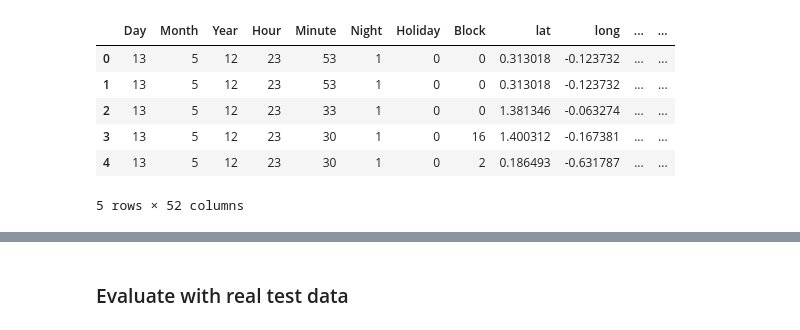
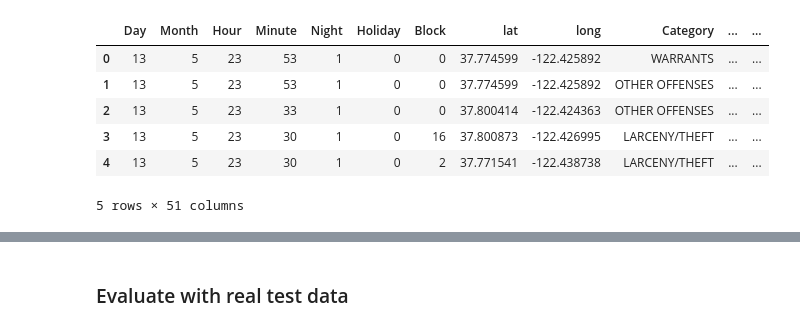
Before and after one commit to hannesharnisch/kaggle-sf-crime, a Jupyter notebook: random-forest.ipynb, the cells around one changed output, grey strips where cells are left out. Drawn from its saved outputs; the diff is of its cells as text; code cells hidden in the pictures.

Commit message:
Adaped models for new data prep

```diff
--- a/random-forest.ipynb
+++ b/random-forest.ipynb
@@ -5,18 +5,18 @@ from sklearn.ensemble import RandomForestClassifier
 from sklearn.metrics import accuracy_score
 # %%
 # Example of loading data into a pandas DataFrame (replace with your actual data loading)
-df = pd.read_csv('temp/train.csv')
+df = pd.read_csv('data/tmp/encoded_train.csv')
 
 # Display the first few rows of the dataframe
 df.head()
 # %% [output]
-|  | Day | Month | Year | Hour | Minute | Night | Holiday | Block | lat | long | ... | ... |
-| 0 | 13 | 5 | 12 | 23 | 53 | 1 | 0 | 0 | 0.313018 | -0.123732 | ... | ... |
-| 1 | 13 | 5 | 12 | 23 | 53 | 1 | 0 | 0 | 0.313018 | -0.123732 | ... | ... |
-| 2 | 13 | 5 | 12 | 23 | 33 | 1 | 0 | 0 | 1.381346 | -0.063274 | ... | ... |
-| 3 | 13 | 5 | 12 | 23 | 30 | 1 | 0 | 16 | 1.400312 | -0.167381 | ... | ... |
-| 4 | 13 | 5 | 12 | 23 | 30 | 1 | 0 | 2 | 0.186493 | -0.631787 | ... | ... |
+|  | Day | Month | Hour | Minute | Night | Holiday | Block | lat | long | Category | ... | ... |
+| 0 | 13 | 5 | 23 | 53 | 1 | 0 | 0 | 37.774599 | -122.425892 | WARRANTS | ... | ... |
+| 1 | 13 | 5 | 23 | 53 | 1 | 0 | 0 | 37.774599 | -122.425892 | OTHER OFFENSES | ... | ... |
+| 2 | 13 | 5 | 23 | 33 | 1 | 0 | 0 | 37.800414 | -122.424363 | OTHER OFFENSES | ... | ... |
+| 3 | 13 | 5 | 23 | 30 | 1 | 0 | 16 | 37.800873 | -122.426995 | LARCENY/THEFT | ... | ... |
+| 4 | 13 | 5 | 23 | 30 | 1 | 0 | 2 | 37.771541 | -122.438738 | LARCENY/THEFT | ... | ... |
-5 rows × 52 columns
+5 rows × 51 columns
 # %%
 # Define features (X) and target (y)
 X = df.drop('Category', axis=1)  # Features: all columns except 'Category'
```
Also changed, not shown: parts of 11 cells of this notebook, 3 other files.
